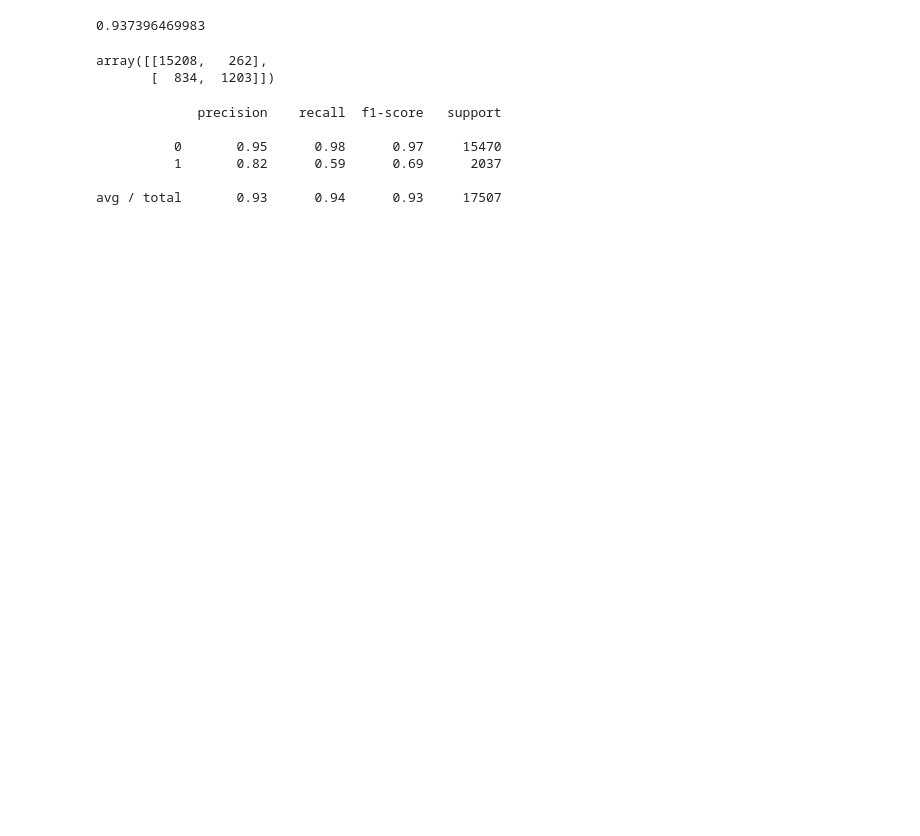
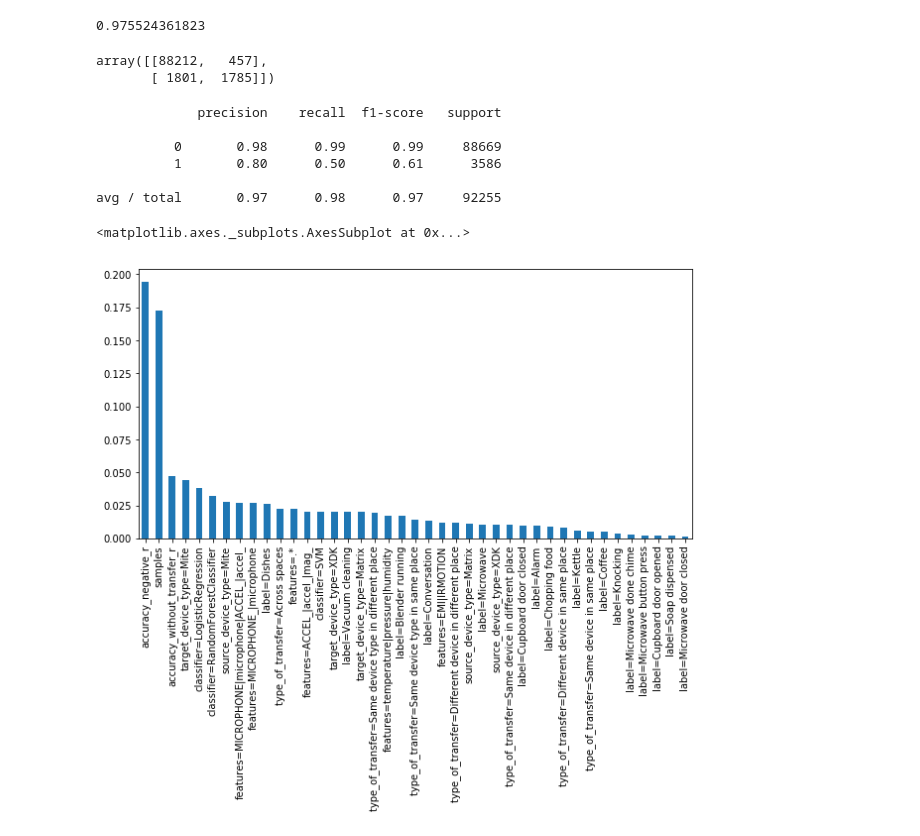
Before and after one commit to matus-tomlein/transfer-learning-playground, a Jupyter notebook: notebooks/single-activity-models/classify-accuracy-with-averaging.ipynb, the cells around one changed output. Saved outputs shown, nothing was run; the diff lists cells and outputs as text; code cells hidden in the pictures; blank space fills up the shorter version.

```diff
--- a/notebooks/single-activity-models/classify-accuracy-with-averaging.ipynb
+++ b/notebooks/single-activity-models/classify-accuracy-with-averaging.ipynb
@@ -23,27 +23,9 @@ import pickle
 from sklearn.metrics import confusion_matrix
 
 configuration = tflscripts.read_configuration()
-df = pd.read_pickle('results_filtered.p')
+df = pd.read_pickle('results.p')
-# %%
-without_transfer = df.loc[df.type_of_transfer == 'No transfer']
-
-def apply_accuracy_without_transfer(x):
-    queried = without_transfer.query('source_device_name == "{}" & source_dataset == "{}" & features == "{}" & label == "{}" & classifier == "{}"'.format(
-        x['source_device_name'],
-        x['source_dataset'],
-        x['features'],
-        x['label'],
-        x['classifier']
-    ))
-
-    if len(queried) > 0:
-        return queried['accuracy_positive'].iloc[0]
-
-    return -1
-
-df['accuracy_without_transfer'] = df.apply(apply_accuracy_without_transfer, axis=1)
 # %%
-df['accuracy_without_transfer_r'] = df['accuracy_without_transfer'].round(1)
+df['accuracy_without_transfer_r'] = df['accuracy_wt'].round(1)
 df['accuracy_negative_r'] = df['accuracy_negative'].round(1)
 # %%
 def to_accuracy_bin(acc):
@@ -68,17 +50,21 @@ columns = [
     'label',
     'samples',
     'type_of_transfer',
+    'source_device_type',
+    'target_device_type',
     'accuracy_without_transfer_r',
     'accuracy_negative_r'
 ]
 
 def apply_avg(x):
-    queried = df.query('features == "{}" & classifier == "{}" & label == "{}" & samples == {} & type_of_transfer == "{}" & accuracy_without_transfer_r == "{}" & accuracy_negative_r == "{}"'.format(
+    queried = df.query('features == "{}" & classifier == "{}" & label == "{}" & samples == {} & type_of_transfer == "{}" & source_device_type == "{}" & target_device_type == "{}" & accuracy_without_transfer_r == "{}" & accuracy_negative_r == "{}"'.format(
         x['features'],
         x['classifier'],
         x['label'],
         x['samples'],
         x['type_of_transfer'],
+        x['source_device_type'],
+        x['target_device_type'],
         x['accuracy_without_transfer_r'],
         x['accuracy_negative_r']
     ))
@@ -117,12 +103,12 @@ predicted = ppl.predict(X_test)
 accuracy = accuracy_score(y_test, predicted)
 print(accuracy)
 # %% [output]
-0.937396469983
+0.975524361823
 # %%
 confusion_matrix(y_test, predicted)
 # %% [output]
-array([[15208,   262],
-       [  834,  1203]])
+array([[88212,   457],
+       [ 1801,  1785]])
 # %%
 predictions = pd.Series(predicted)
 predictions.index = test.index
@@ -136,7 +122,18 @@ print(classification_report(y_test, predicted))
 # %% [output]
              precision    recall  f1-score   support
 
-          0       0.95      0.98      0.97     15470
-          1       0.82      0.59      0.69      2037
+          0       0.98      0.99      0.99     88669
+          1       0.80      0.50      0.61      3586
 
-avg / total       0.93      0.94      0.93     17507
+avg / total       0.97      0.98      0.97     92255
+# %%
+plt.rcParams["figure.figsize"] = (10, 5)
+
+rf = ppl.named_steps['clf']
+importances = pd.Series(rf.feature_importances_)
+importances.index = ppl.named_steps['vect'].feature_names_
+importances = importances.sort_values(ascending=False)
+importances.plot.bar()
+# %% [output]
+<matplotlib.axes._subplots.AxesSubplot at 0x...>
+[figure, added]
```
Also changed, not shown: parts of 2 cells of this notebook, 13 other files.
